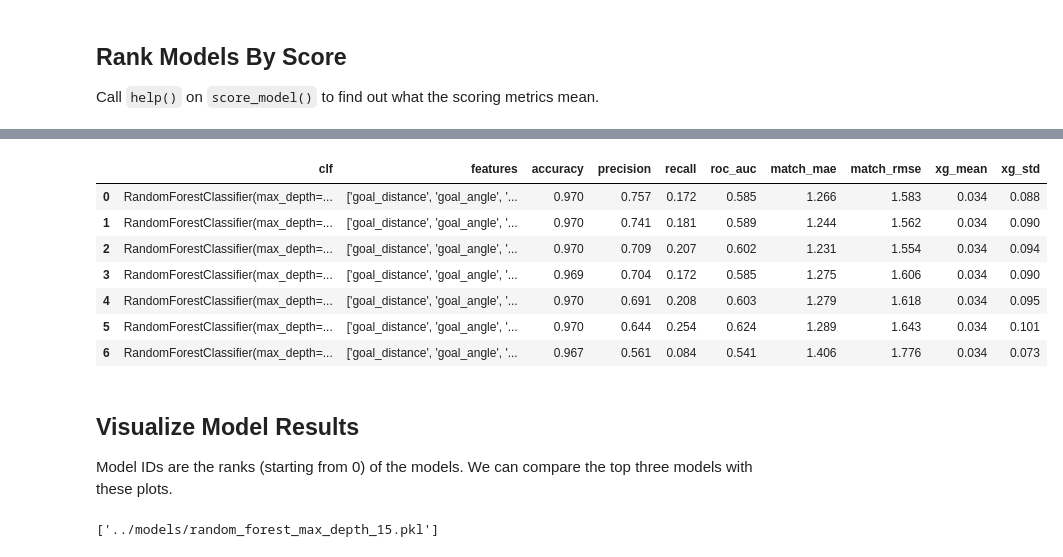
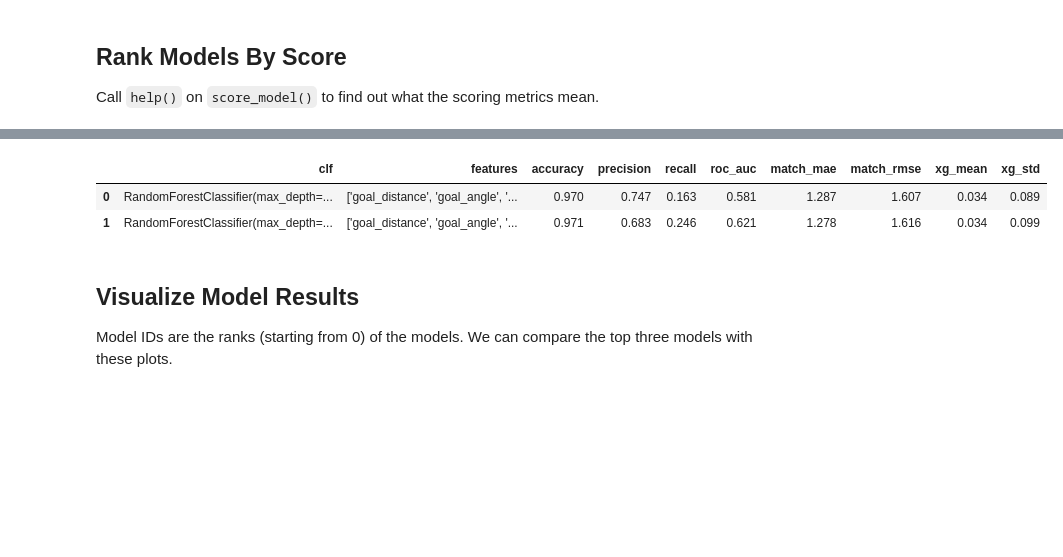
Before and after one commit to vingkan/haxml, a Jupyter notebook: notebooks/compare_models-edwin.ipynb, the cells around one changed output, grey strips where cells are left out. Cells and saved outputs as stored; diff of their text form; code cells hidden in the pictures; blank space fills up the shorter version.

```diff
--- a/notebooks/compare_models-edwin.ipynb
+++ b/notebooks/compare_models-edwin.ipynb
@@ -104,6 +131,7 @@ def generate_rows_compare(match, stadium):
         defenders_within_box,in_box = defender_box(match,stadium,kick)
         defenders_within_shot,in_shot = defender_cone(match,stadium,kick,1)
         ball_speed=speed_ball(match,kick,1)
+        name = kick['fromName']
         row = {
             "ag": 1 if is_scored_goal(kick) else 0,
             "index": i,
@@ -122,7 +150,7 @@ def generate_rows_compare(match, stadium):
             "in_box": in_box, # Boolean, Is there defenders in this boxb bteween goal and kick
             "defenders_within_shot": defenders_within_shot, # numerical, how many players(defenders) are in this cone
             "in_shot": in_shot, # Boolean, Is there defenders in this cone
-            "ball_speed": ball_speed, # numerical, speeds ball within a given time range
+            "ball_speed": ball_speed # numerical, speeds ball within a given time range
         }
         yield row
 # %%
@@ -164,17 +192,12 @@ for res in results:
 #feature_sets
 # %%
 feature_sets = [
-    ["goal_distance","goal_angle","defender_dist","closest_defender","defenders_within_box","in_box","defenders_within_shot","in_shot","ball_speed"], # all features
     ["goal_distance","goal_angle","defender_dist","closest_defender","defenders_within_box","in_box","in_shot","ball_speed"], # best model
-    ["goal_distance","goal_angle","defender_dist","ball_speed"],
-    ["goal_distance","goal_angle","defender_dist","closest_defender","in_box","ball_speed"],
-    ["goal_distance", "goal_angle","defender_dist","closest_defender"],
-    ["goal_distance","goal_angle","defender_dist","closest_defender","defenders_within_shot","in_shot","ball_speed"],
-    ["goal_distance","goal_angle","defender_dist","closest_defender","defenders_within_box","defenders_within_shot","ball_speed"]
+    ["goal_distance","goal_angle","defender_dist","defenders_within_box","ball_speed"]
 ]
 # %%
 model_params = [
-    (RandomForestClassifier, {"max_depth":12, "random_state":0})
+    (RandomForestClassifier, {"max_depth":12, "random_state":0}),
 ]
 
 #Some of the models I tried
@@ -225,21 +248,16 @@ style_config = {
 }
 # %%
 df_ranked = df_scored \
-    .sort_values(by=["precision", "roc_auc"], ascending=[False, False]) \
+    .sort_values(by=["precision", "roc_auc","recall"], ascending=[False, False, False]) \
     .reset_index()
 df_ranked \
     [["clf", "features"] + list(style_config.keys())] \
     .style.apply(style_columns(style_config)) \
     .set_precision(3)
 # %% [output]
 |  | clf | features | accuracy | precision | recall | roc_auc | match_mae | match_rmse | xg_mean | xg_std |
-| 0 | RandomForestClassifier(max_depth=... | ['goal_distance', 'goal_angle', '... | 0.970 | 0.757 | 0.172 | 0.585 | 1.266 | 1.583 | 0.034 | 0.088 |
-| 1 | RandomForestClassifier(max_depth=... | ['goal_distance', 'goal_angle', '... | 0.970 | 0.741 | 0.181 | 0.589 | 1.244 | 1.562 | 0.034 | 0.090 |
-| 2 | RandomForestClassifier(max_depth=... | ['goal_distance', 'goal_angle', '... | 0.970 | 0.709 | 0.207 | 0.602 | 1.231 | 1.554 | 0.034 | 0.094 |
-| 3 | RandomForestClassifier(max_depth=... | ['goal_distance', 'goal_angle', '... | 0.969 | 0.704 | 0.172 | 0.585 | 1.275 | 1.606 | 0.034 | 0.090 |
-| 4 | RandomForestClassifier(max_depth=... | ['goal_distance', 'goal_angle', '... | 0.970 | 0.691 | 0.208 | 0.603 | 1.279 | 1.618 | 0.034 | 0.095 |
-| 5 | RandomForestClassifier(max_depth=... | ['goal_distance', 'goal_angle', '... | 0.970 | 0.644 | 0.254 | 0.624 | 1.289 | 1.643 | 0.034 | 0.101 |
-| 6 | RandomForestClassifier(max_depth=... | ['goal_distance', 'goal_angle', '... | 0.967 | 0.561 | 0.084 | 0.541 | 1.406 | 1.776 | 0.034 | 0.073 |
+| 0 | RandomForestClassifier(max_depth=... | ['goal_distance', 'goal_angle', '... | 0.970 | 0.747 | 0.163 | 0.581 | 1.287 | 1.607 | 0.034 | 0.089 |
+| 1 | RandomForestClassifier(max_depth=... | ['goal_distance', 'goal_angle', '... | 0.971 | 0.683 | 0.246 | 0.621 | 1.278 | 1.616 | 0.034 | 0.099 |
 # %% [markdown]
 ## Visualize Model Results
 
@@ -250,9 +268 @@ model_ids = [0, 1, 2]
 pal = sns.hls_palette(len(model_ids))
-# %%
-import joblib
-clf = models[0]['clf']
-joblib.dump(clf,"../models/random_forest_max_depth_12.pkl")
-clf = models[2]['clf']
-joblib.dump(clf,"../models/random_forest_max_depth_15.pkl")
-# %% [output]
-['../models/random_forest_max_depth_15.pkl']
```
Also changed, not shown: parts of 11 cells of this notebook, 3 other files.
